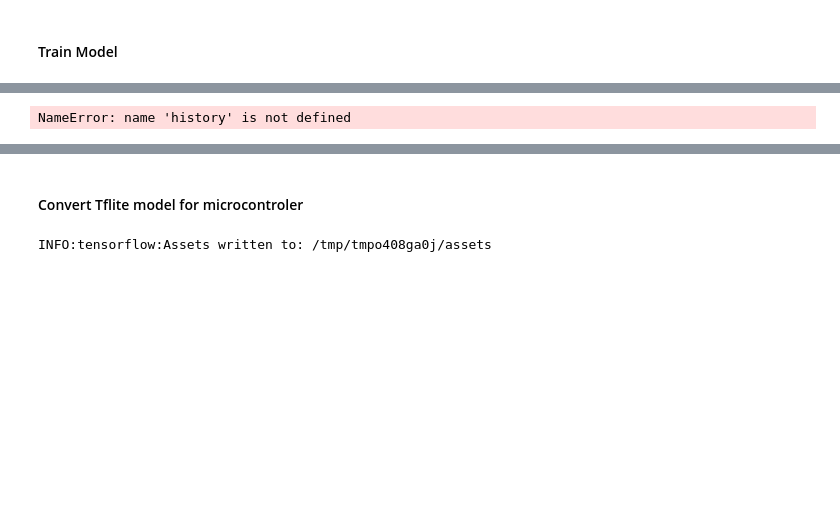
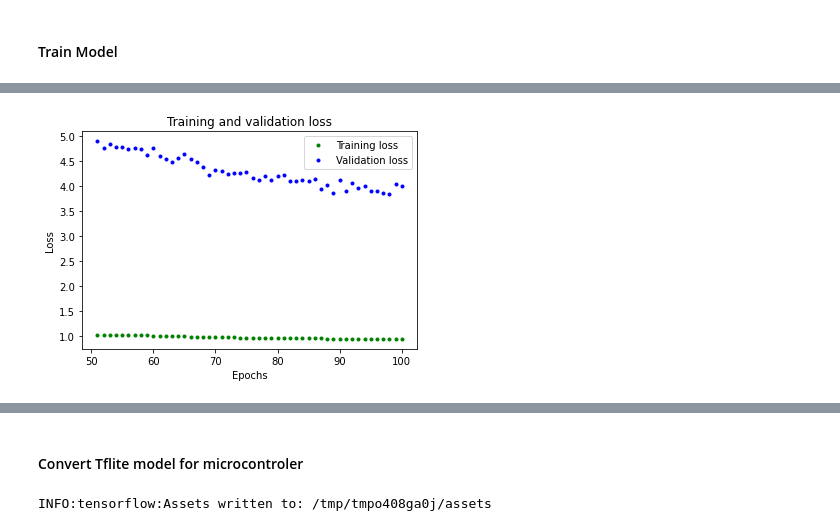
Before and after one commit to EE149-ILMN/fall-proj-2023, a Jupyter notebook: model.ipynb, the cells around one changed output, grey strips where cells are left out. Saved outputs shown, nothing was run; the diff lists cells and outputs as text; code cells hidden in the pictures; blank space fills up the shorter version.

```diff
--- a/model.ipynb
+++ b/model.ipynb
@@ -166,17 +176,19 @@ NameError: name 'x_train' is not defined
 # %%
 # Draw a graph of the loss, which is the distance between
 # the predicted and actual values during training and validation.
 train_loss = history.history['loss']
 val_loss = history.history['val_loss']
 
 epochs = range(1, len(train_loss) + 1)
 
-plt.plot(epochs, train_loss, 'g.', label='Training loss')
-plt.plot(epochs, val_loss, 'b', label='Validation loss')
+SKIP = 50
+
+plt.plot(epochs[SKIP:], train_loss[SKIP:], 'g.', label='Training loss')
+plt.plot(epochs[SKIP:], val_loss[SKIP:], 'b.', label='Validation loss')
 plt.title('Training and validation loss')
 plt.xlabel('Epochs')
 plt.ylabel('Loss')
 plt.legend()
 plt.show()
 # %% [output]
-NameError: name 'history' is not defined
+[figure, added]
```
Also changed, not shown: parts of 6 cells of this notebook, 1 other file.
